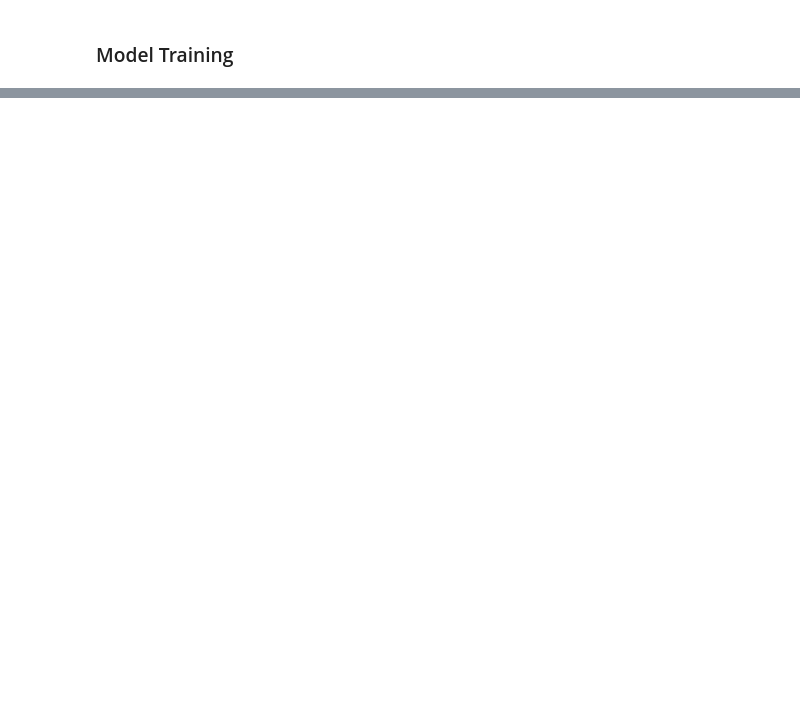
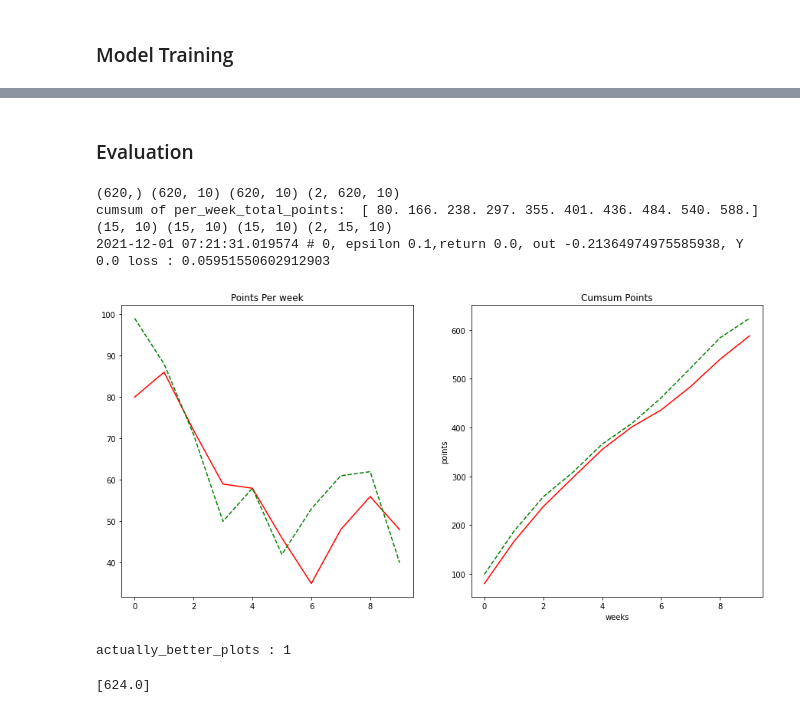
Before and after one commit to jimjoseph51000/fpl-simulator, a Jupyter notebook: simulator.ipynb, the cells around one changed output, grey strips where cells are left out. Saved outputs shown, nothing was run; the diff lists cells and outputs as text; code cells hidden in the pictures; blank space fills up the shorter version.

```diff
--- a/simulator.ipynb
+++ b/simulator.ipynb
@@ -271,0 +304,59 @@ np.array(episode)[:,2]
+# %% [markdown]
+### Evaluation
+# %%
+epsilon = 0.1
+gamma = 1.0
+
+n_episode = 10000     # number of episodes
+max_steps = 1000  # maximum steps for each episode
+lr = 1e-3
+epsilon_iter_delta = 200 # this needs to be high . need more exploration
+
+
+
+checkpoint = torch.load(model_saved_path)
+# network_eval = InvPendNet(4,2)
+network_eval = RecruiterNetwork(N_states + current_week, possible_actions.shape[1])
+network_eval.load_state_dict(checkpoint)
+network_eval.eval()
+network_eval.cuda()
+
+env = FPLSimulator(current_week, fpl_manager_id, req_cols=['stats.ict_index','element_type'], balance = balance)
+
+observation = env.reset()
+episode = []
+G_all = []
+optimizer = optim.Adam(network.parameters(), lr=lr)
+
+for t in range(current_week):
+  scout = Scout(env, t, min_balance, env.balance, K)
+
+  s = observation
+  a, action_idx = epsilon_greedy_action(env, s, network_eval, epsilon, t)
+  # a, action_idx = random_action()
+  observation, r, done = env.step(action_idx, t, scout)
+  # s_prime = observation
+  episode.append([s,action_idx,r])
+  # print('episode {}, game week {}'.format(i_episode, t))
+  if done:
+    break
+# more_episodes = generate_episodes(env, episode)
+
+G_all = calculate_episode_return(episode,gamma)
+loss,out,gt = update_Q_value(G_all, episode, network_eval, optimizer)
+
+logging.info(' ::::: Evaluation ::::')
+
+logging.info('{} # {}, epsilon {},return {}, out {}, Y {} loss : {}'.format(datetime.now(), 0 , epsilon, G_all[0], out.mean(), gt.mean(), loss))
+print('{} # {}, epsilon {},return {}, out {}, Y {} loss : {}'.format(datetime.now(), 0 , epsilon, G_all[0], out.mean(), gt.mean(), loss))
+
+proj = np.array(env.transfers_in_episode).sum(axis=1)
+env.sample_visualization(1,[proj], file_save = './plots/recruiter_mgr_id_{}.png'.format(fpl_manager_id))
+# %% [output]
+(620,) (620, 10) (620, 10) (2, 620, 10)
+cumsum of per_week_total_points:  [ 80. 166. 238. 297. 355. 401. 436. 484. 540. 588.]
+(15, 10) (15, 10) (15, 10) (2, 15, 10)
+2021-12-01 07:21:31.019574 # 0, epsilon 0.1,return 0.0, out -0.21364974975585938, Y 0.0 loss : 0.05951550602912903
+[figure, added]
+actually_better_plots : 1
+[624.0]
```
Also changed, not shown: parts of 12 cells of this notebook, 1 other file.
